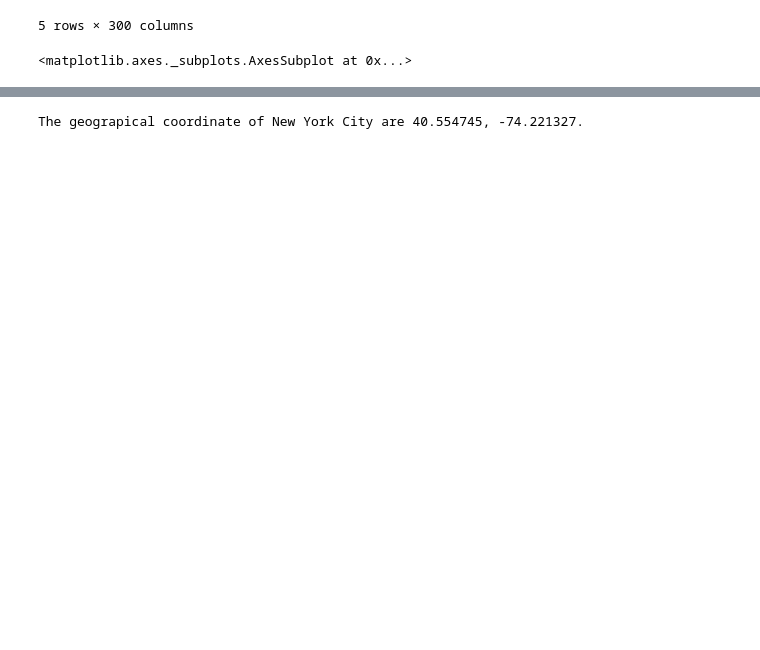
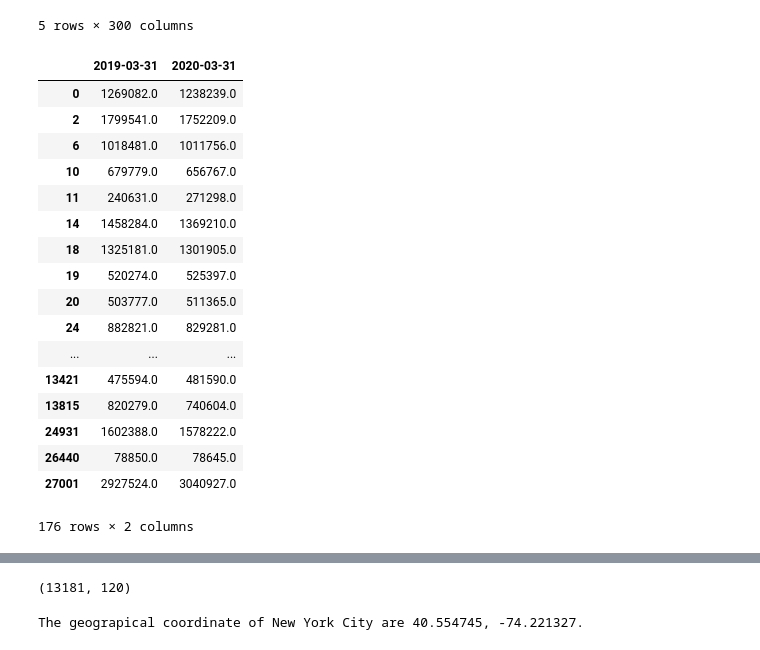
Before and after one commit to allaccountstaken/Coursera_Capstone, a Jupyter notebook: NYC_venues_prices.ipynb, the cells around one changed output, grey strips where cells are left out. Saved outputs shown, nothing was run; the diff lists cells and outputs as text; code cells hidden in the pictures; blank space fills up the shorter version.

Commit message:
zillow forecast and rental prices by zipcode"

```diff
--- a/NYC_venues_prices.ipynb
+++ b/NYC_venues_prices.ipynb
@@ -24,7 +32,24 @@ df_all_prices.head()
 5 rows × 300 columns
 # %%
 recent_times = ['2019-11-30', '2019-12-31', '2020-01-31','2020-02-29','2020-03-31']
-df_nyc_prices = df_all_prices.loc[df_all_prices['Metro'] == 'New York-Newark-Jersey City']
-df_nyc_prices[recent_times].T.plot()
+df_nyc_prices = df_all_prices.loc[df_all_prices['City'] == 'New York']
+df_nyc_prices[['2019-03-31', '2020-03-31']]
 # %% [output]
+|  | 2019-03-31 | 2020-03-31 |
+| 0 | 1269082.0 | 1238239.0 |
+| 2 | 1799541.0 | 1752209.0 |
+| 6 | 1018481.0 | 1011756.0 |
+| 10 | 679779.0 | 656767.0 |
+| 11 | 240631.0 | 271298.0 |
+| 14 | 1458284.0 | 1369210.0 |
+| 18 | 1325181.0 | 1301905.0 |
+| 19 | 520274.0 | 525397.0 |
+| 20 | 503777.0 | 511365.0 |
+| 24 | 882821.0 | 829281.0 |
+| ... | ... | ... |
+| 13421 | 475594.0 | 481590.0 |
+| 13815 | 820279.0 | 740604.0 |
+| 24931 | 1602388.0 | 1578222.0 |
+| 26440 | 78850.0 | 78645.0 |
+| 27001 | 2927524.0 | 3040927.0 |
-<matplotlib.axes._subplots.AxesSubplot at 0x...>
+176 rows × 2 columns
@@ -32,3 +56,8 @@ df_nyc_prices[recent_times].T.plot()
+# %%
+df_rentals = pd.read_csv('multifamily_rentals.csv')
+df_rentals.shape
+# %% [output]
+(13181, 120)
 # %%
 address = 10309 #'New York City, NY'
 
```
Also changed, not shown: parts of 5 cells of this notebook, 3 other files.
